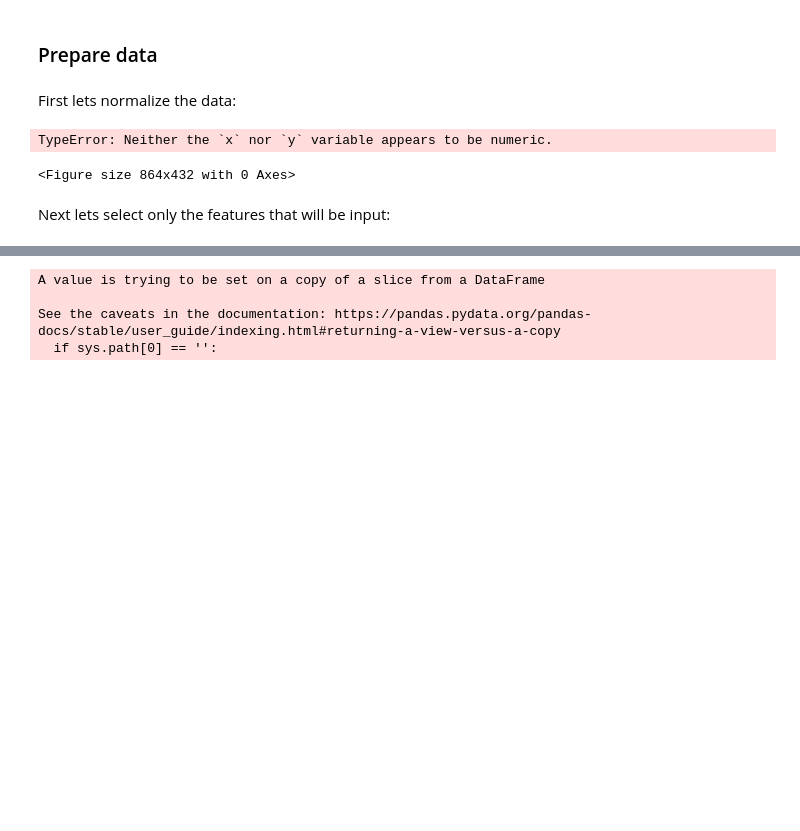
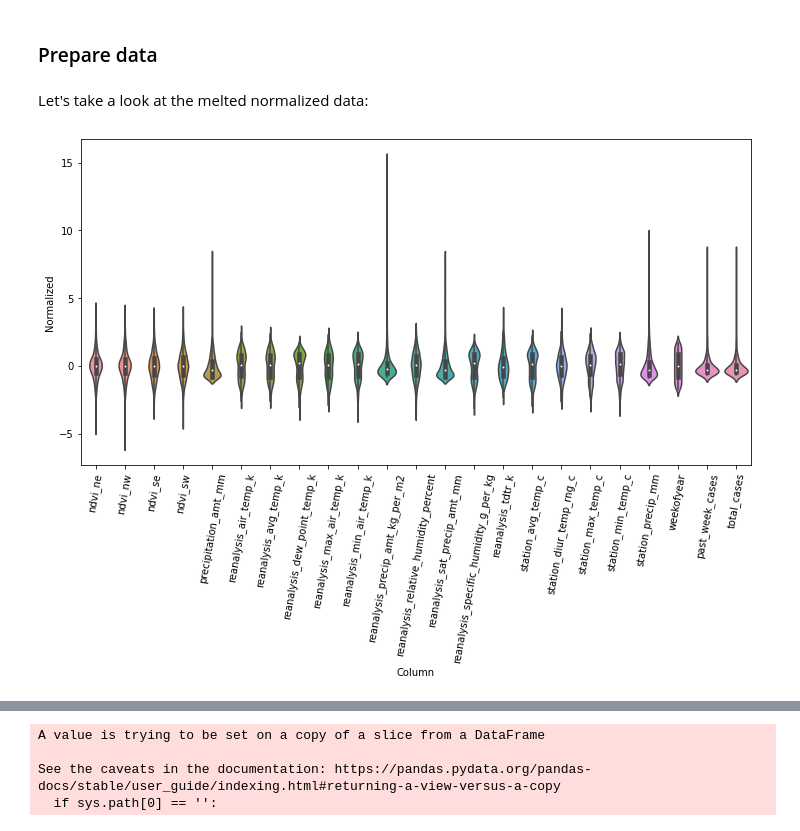
Before and after one commit to ManolisKar/DengAI, a Jupyter notebook: dengue_predictions.ipynb, the cells around one changed output, grey strips where cells are left out. Drawn from its saved outputs; the diff is of its cells as text; code cells hidden in the pictures; blank space fills up the shorter version.

```diff
--- a/dengue_predictions.ipynb
+++ b/dengue_predictions.ipynb
@@ -1707,18 +1719,16 @@ WindowGenerator.test = test
 WindowGenerator.example = example
 # %% [markdown]
 ### Prepare data
-# %% [markdown]
-First lets normalize the data:
+# %% [markdown]
+Let's take a look at the melted normalized data:
 # %%
-df_melt = sj_train_features.melt(var_name='Column', value_name='Normalized')
+sj_norm=normalize_df(sj_train_features)
+df_melt = sj_norm.melt(var_name='Column', value_name='Normalized')
 plt.figure(figsize=(12, 6))
 ax = sns.violinplot(x='Column', y='Normalized', data=df_melt)
 _ = ax.set_xticklabels(sj_train_features.keys(), rotation=80)
 # %% [output]
-TypeError: Neither the `x` nor `y` variable appears to be numeric.
-<Figure size 864x432 with 0 Axes>
+[figure, added]
-# %% [markdown]
-Next lets select only the features that will be input:
 # %%
 sj_train_features.columns
 # %% [output]
```
Also changed, not shown: parts of 59 cells of this notebook.
